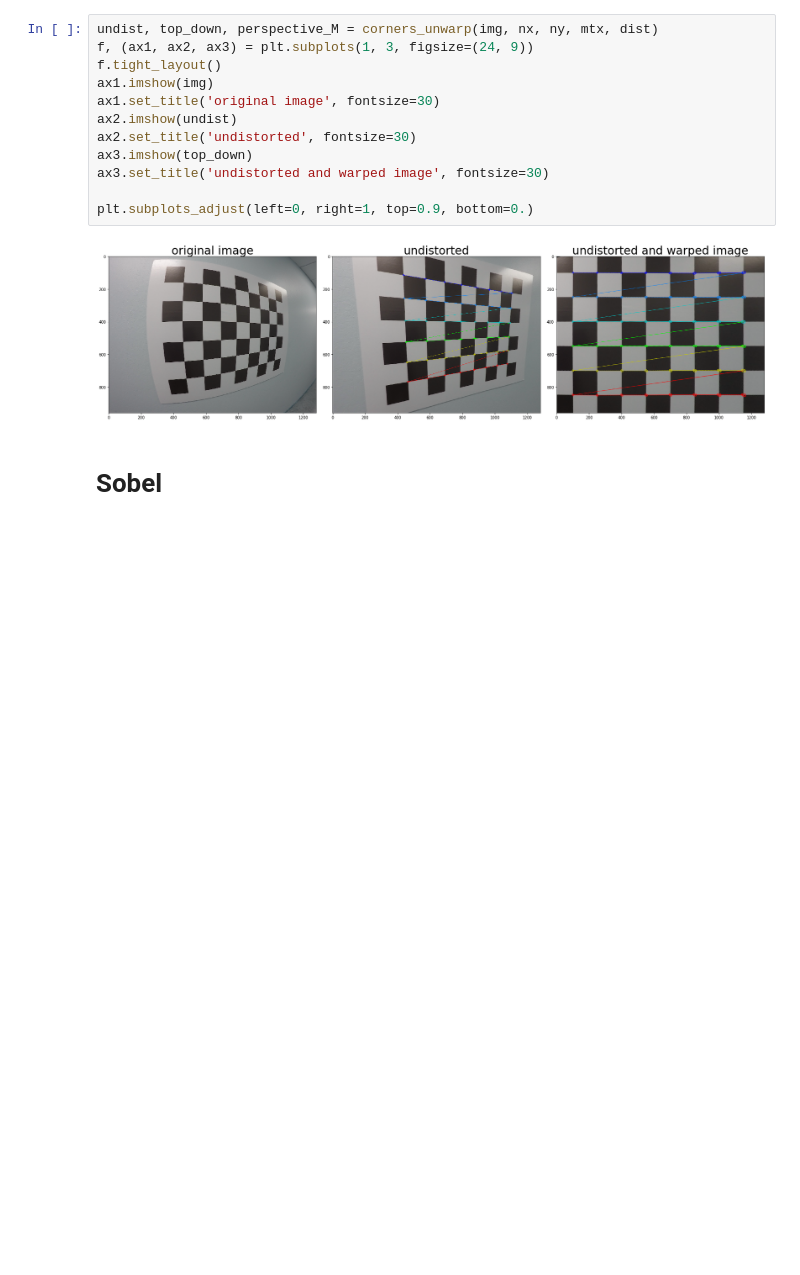
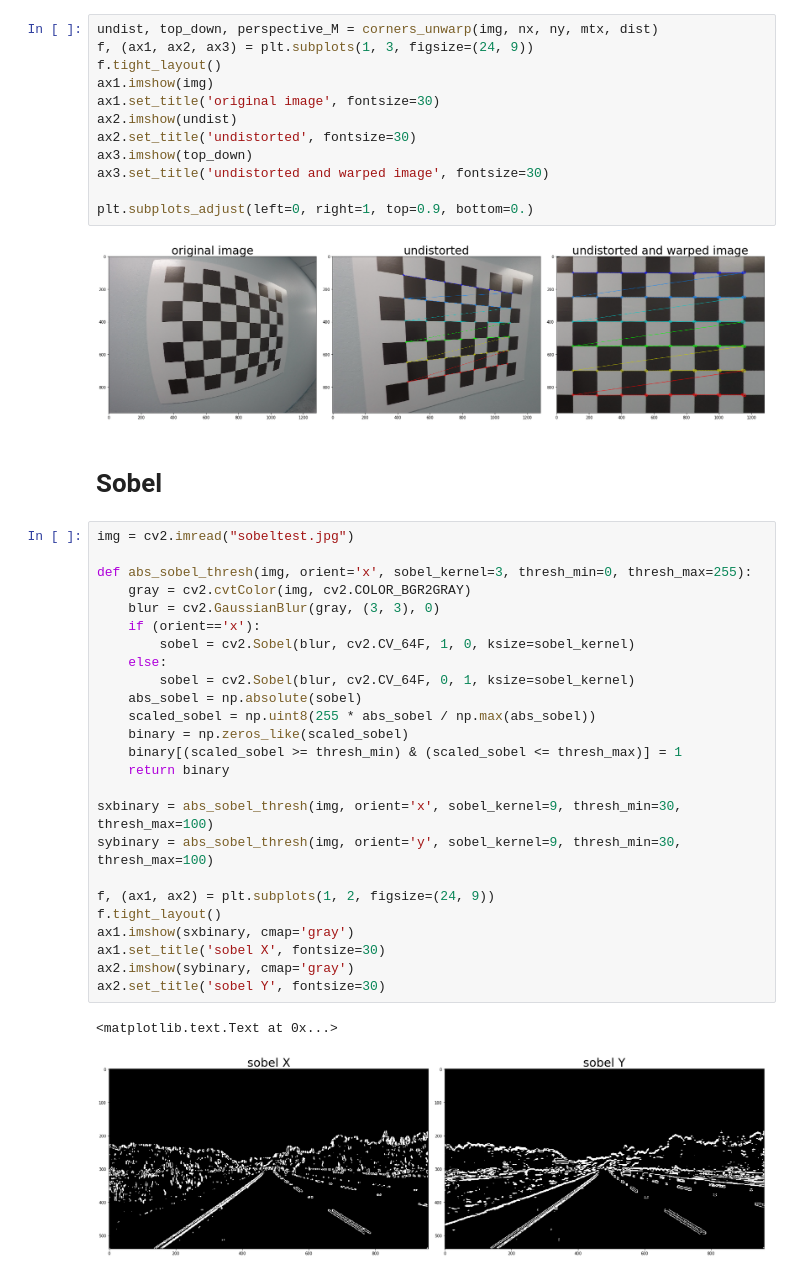
Before and after one commit to liferlisiqi/Advanced-Lane-Finding, a Jupyter notebook: Advanced-lane-lines.ipynb, the cells around one changed output. Saved outputs shown, nothing was run; the diff lists cells and outputs as text; blank space fills up the shorter version.

```diff
--- a/Advanced-lane-lines.ipynb
+++ b/Advanced-lane-lines.ipynb
@@ -91,3 +91,31 @@ plt.subplots_adjust(left=0, right=1, top=0.9, bottom=0.)
 [figure]
 # %% [markdown]
 # Sobel
+# %%
+img = cv2.imread("sobeltest.jpg")
+
+def abs_sobel_thresh(img, orient='x', sobel_kernel=3, thresh_min=0, thresh_max=255):
+    gray = cv2.cvtColor(img, cv2.COLOR_BGR2GRAY)
+    blur = cv2.GaussianBlur(gray, (3, 3), 0)
+    if (orient=='x'):
+        sobel = cv2.Sobel(blur, cv2.CV_64F, 1, 0, ksize=sobel_kernel)
+    else:
+        sobel = cv2.Sobel(blur, cv2.CV_64F, 0, 1, ksize=sobel_kernel)
+    abs_sobel = np.absolute(sobel)
+    scaled_sobel = np.uint8(255 * abs_sobel / np.max(abs_sobel))
+    binary = np.zeros_like(scaled_sobel)
+    binary[(scaled_sobel >= thresh_min) & (scaled_sobel <= thresh_max)] = 1
+    return binary
+
+sxbinary = abs_sobel_thresh(img, orient='x', sobel_kernel=9, thresh_min=30, thresh_max=100)
+sybinary = abs_sobel_thresh(img, orient='y', sobel_kernel=9, thresh_min=30, thresh_max=100)
+
+f, (ax1, ax2) = plt.subplots(1, 2, figsize=(24, 9))
+f.tight_layout()
+ax1.imshow(sxbinary, cmap='gray')
+ax1.set_title('sobel X', fontsize=30)
+ax2.imshow(sybinary, cmap='gray')
+ax2.set_title('sobel Y', fontsize=30)
+# %% [output]
+<matplotlib.text.Text at 0x...>
+[figure, added]
```
Also changed, not shown: parts of 5 cells of this notebook, 1 other file.
